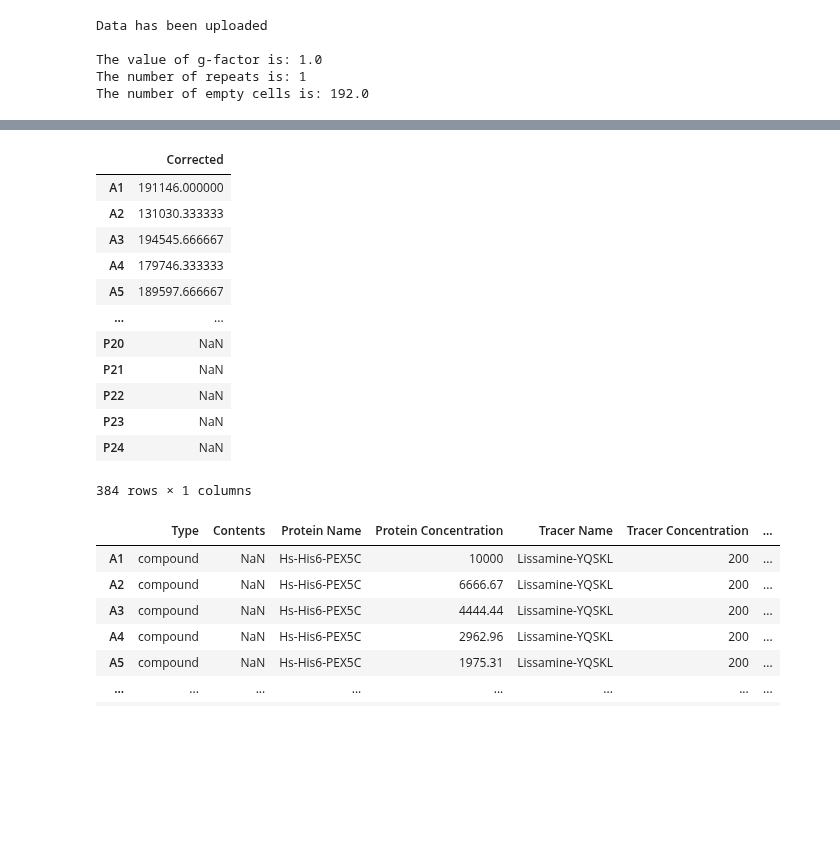
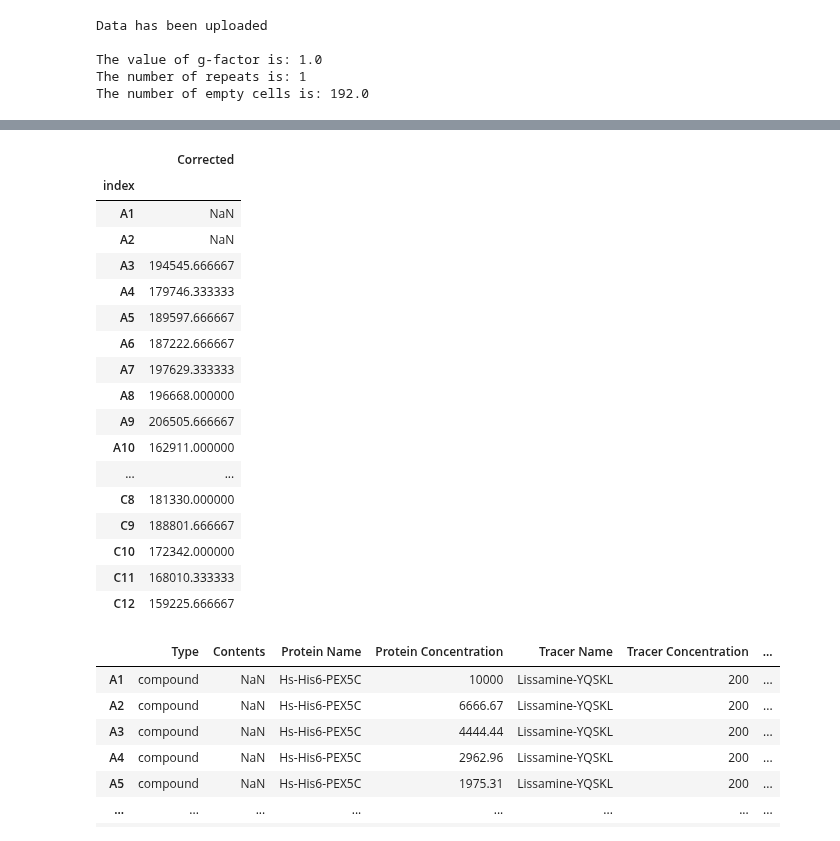
Before and after one commit to mariuszlas/Fluorescence-Anisotropy-Analysis-Development, a Jupyter notebook: fluorescenceanisotropy/fluores_anisotropy.ipynb, the cells around one changed output, grey strips where cells are left out. Drawn from its saved outputs; the diff is of its cells as text; code cells hidden in the pictures; blank space fills up the shorter version.

```diff
--- a/fluorescenceanisotropy/fluores_anisotropy.ipynb
+++ b/fluorescenceanisotropy/fluores_anisotropy.ipynb
@@ -408,6 +408,7 @@ class FA:
 
     def _backg_correct(df):
 
+        df[df.columns[-1]] = df[df.columns[-1]][df['Valid'] == True]   # 'p' or 's' values are replaced with NaN if the well is invalidated
         no_index = df.reset_index()   # move the index to df column
 
         mindex = pd.MultiIndex.from_frame(no_index[['Type', 'Protein Name', 'Protein Concentration']])   # create multiindex
@@ -417,15 +418,12 @@ class FA:
         mean.rename(columns={mean.columns[-1]: 'Mean'}, inplace=True)   # rename the last column to 'Mean'
 
         blank = mean.xs('blank', level=0, drop_level=True)   # take a group with blank wells
-        compound = reindexed.xs('compound', level=0, drop_level=False)   # take group with wells containing compound ???IS COMPOUND ALSO FOR COMPETITOR???
-        joined = compound.join(blank, on=['Protein Name', 'Protein Concentration'])   # join the blank and compound groups on two multiindexes
 
+        joined = reindexed.join(blank, on=['Protein Name', 'Protein Concentration'])
         joined['Corrected'] = joined[joined.columns[-2]] - joined['Mean']   # calculate background corrected values
         jindexed = joined.set_index('index', append=True).reset_index(level=[0,1,2])   # set index to 'well id' and move multiindex to df columns
 
-        result = df.join(jindexed['Corrected'])[['Corrected']]
-
-        return result
+        return jindexed[['Corrected']]
 # %%
 my_data1 = FA.read_in_envision(data_csv=HsHis6_PEX5C_vs_HsPEX5C, platemap_csv=Hs_His6_PEX5C_vs_HsPEX5C_platemap, data_type='plate', size=384)
 # %% [output]
@@ -457,21 +458,26 @@ my_data1.data_dict['repeat_1']['data']['p_corrected']
 | P24 | NaN |
 384 rows × 1 columns
 # %%
-my_data1.data_dict['repeat_1']['data']['s_corrected']
+my_data1.data_dict['repeat_1']['data']['s_corrected'].iloc[0:60]
 # %% [output]
 |  | Corrected |
-| A1 | 191146.000000 |
-| A2 | 131030.333333 |
+| index |  |
+| A1 | NaN |
+| A2 | NaN |
 | A3 | 194545.666667 |
 | A4 | 179746.333333 |
 | A5 | 189597.666667 |
+| A6 | 187222.666667 |
+| A7 | 197629.333333 |
+| A8 | 196668.000000 |
+| A9 | 206505.666667 |
+| A10 | 162911.000000 |
 | ... | ... |
-| P20 | NaN |
-| P21 | NaN |
-| P22 | NaN |
-| P23 | NaN |
-| P24 | NaN |
+| C8 | 181330.000000 |
+| C9 | 188801.666667 |
+| C10 | 172342.000000 |
+| C11 | 168010.333333 |
+| C12 | 159225.666667 |
-384 rows × 1 columns
 # %%
 df = my_data1.plate_map.join(my_data1.data_dict['repeat_1']['data']['p'])
 # %%
```
Also changed, not shown: parts of 3 cells of this notebook.
